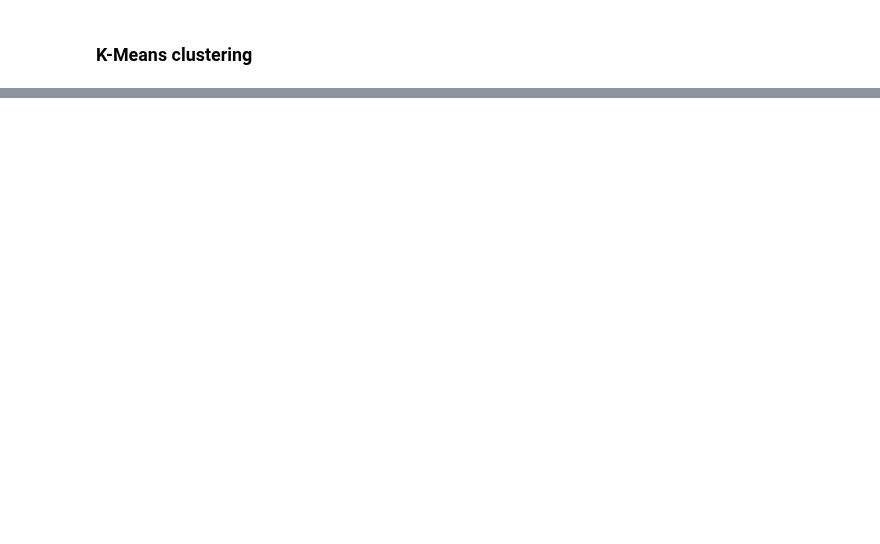
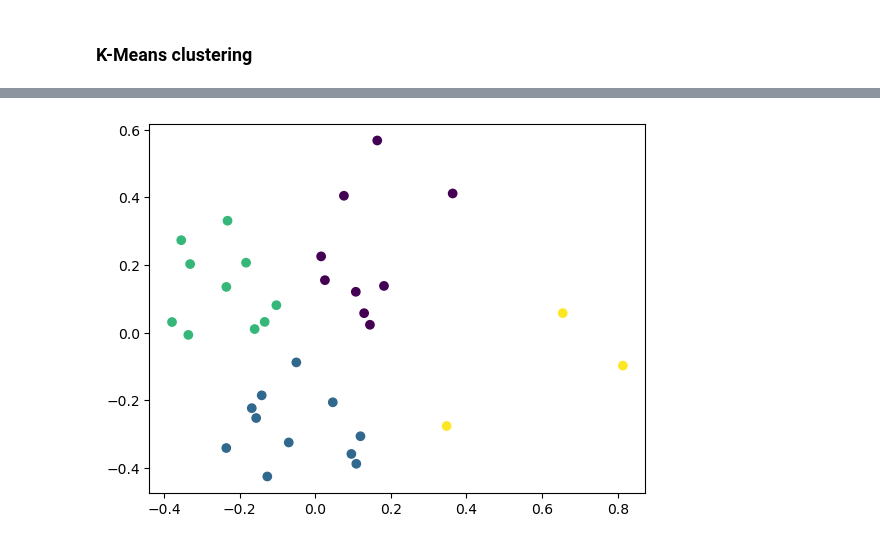
Before and after one commit to riziuzi/ASD_Unsupervised_Subgroup_Discovery, a Jupyter notebook: main.ipynb, the cells around one changed output, grey strips where cells are left out. Cells and saved outputs as stored; diff of their text form; code cells hidden in the pictures; blank space fills up the shorter version.

```diff
--- a/main.ipynb
+++ b/main.ipynb
@@ -32,0 +119,3 @@ X = arr2.values
+# %%
+X2 =X1
+X3 =X1
@@ -71,0 +193,16 @@ plt.show()
+# %%
+
+
+'''for 2 featuees'''
+
+kmeans2 = KMeans(n_clusters =4)
+kmeans2.fit(x2)
+pred = kmeans2.predict(x2)
+'''
+
+Data visulaization for n-cluster = 2'''
+
+plt.scatter(x2[: , :1]  , x2[: , 1:] ,c = pred , cmap='viridis')
+plt.show()
+# %% [output]
+[figure, added]
```
Also changed, not shown: parts of 40 cells of this notebook.
